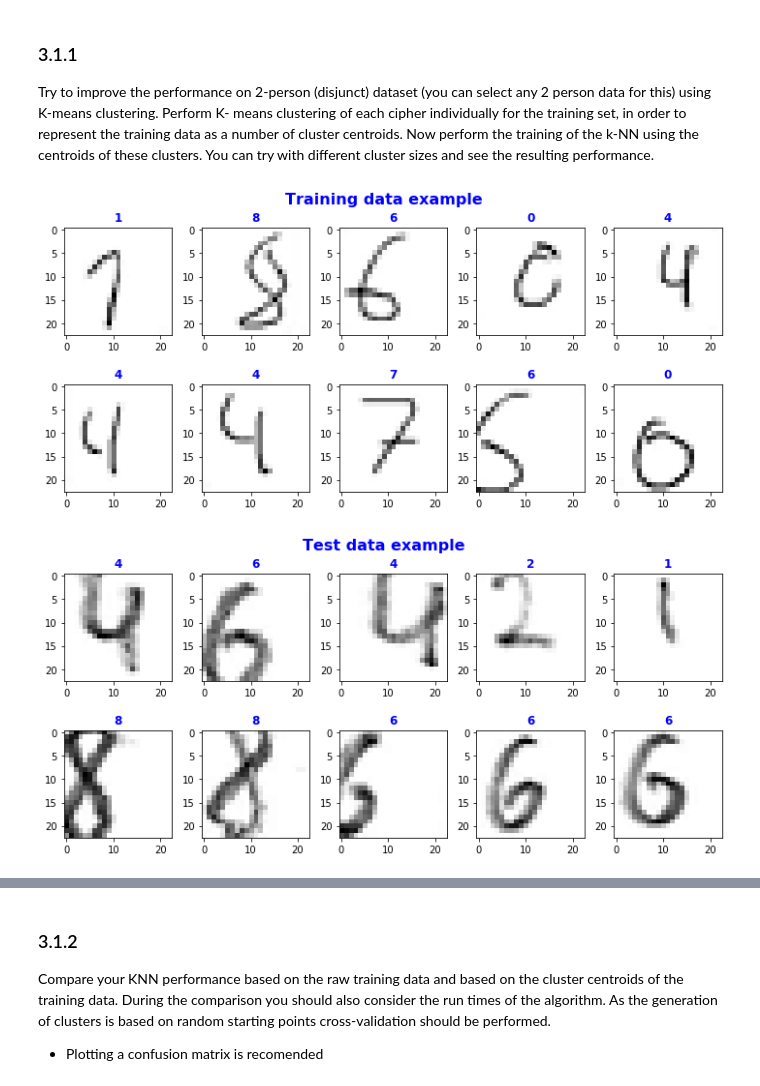
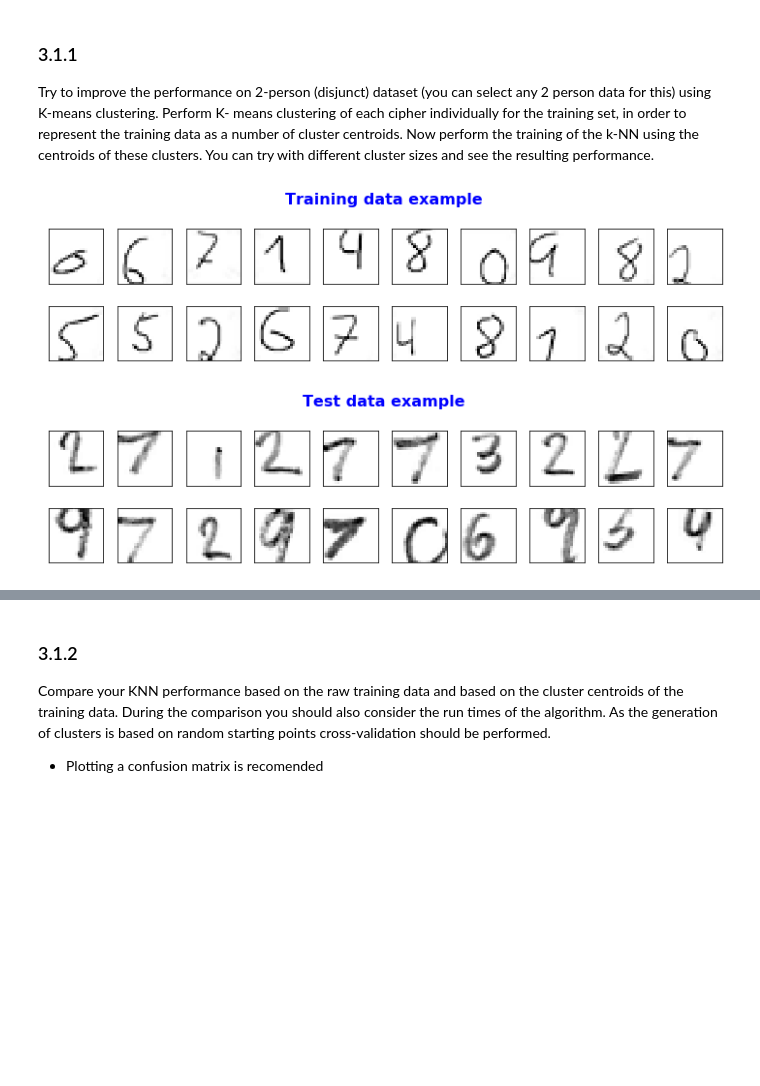
Before and after one commit to vmstavens/sm_pca, a Jupyter notebook: clustering/ex1.ipynb, the cells around one changed output, grey strips where cells are left out. Saved outputs shown, nothing was run; the diff lists cells and outputs as text; code cells hidden in the pictures; blank space fills up the shorter version.

```diff
--- a/clustering/ex1.ipynb
+++ b/clustering/ex1.ipynb
@@ -38,10 +38,10 @@ d_test = data[data[:,0] == student2]
 l_test = d_test[:,1]
 d_test = np.delete(d_test, [0,1], 1)
 # %%
-vis_utils.visualize_generic(d_train[50:60], 2, 5, "Training data example", l_train[50:60])
-vis_utils.visualize_generic(d_test[50:60], 2, 5, "Test data example", l_test[50:60])
+vis_utils.visualize_generic(d_train[50:70], 2, 10, "Training data example")
+vis_utils.visualize_generic(d_test[50:70], 2, 10, "Test data example")
 # %% [output]
-[figure, old version]
+[figure, new version]
-[figure, old version]
+[figure, new version]
 # %%
 # Initializing KMeans without smart improvements, just as in the slides
```
Also changed, not shown: parts of 10 cells of this notebook, 2 other files.
